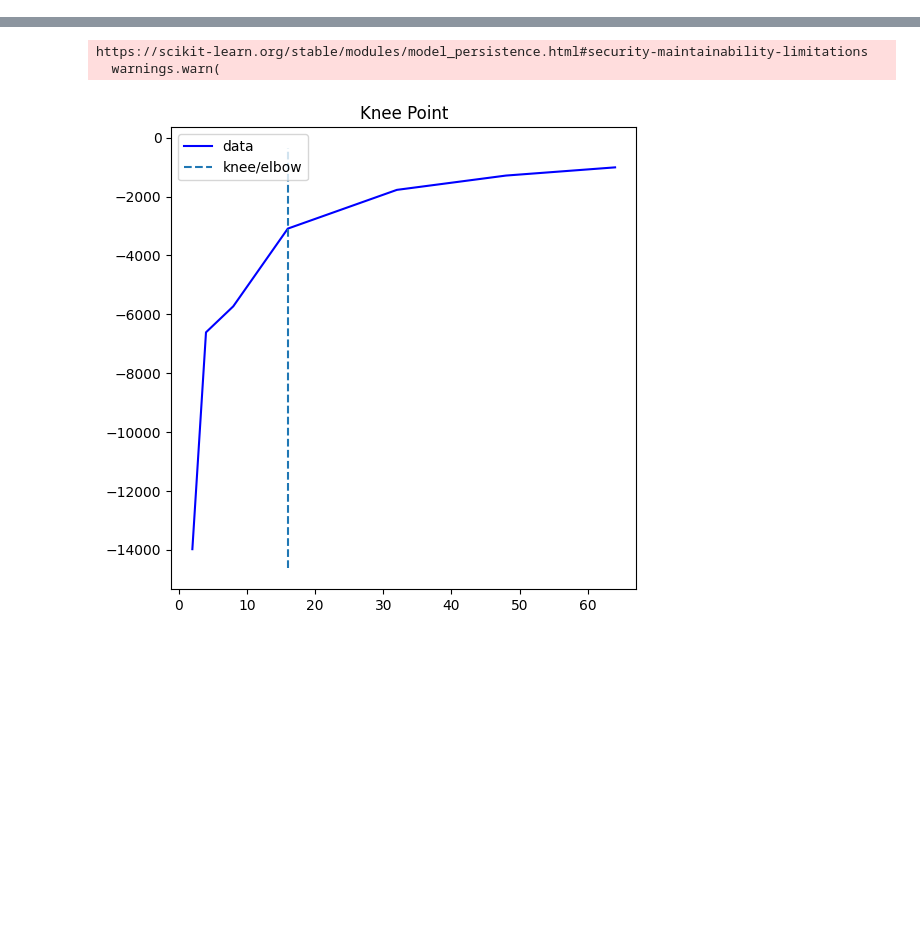
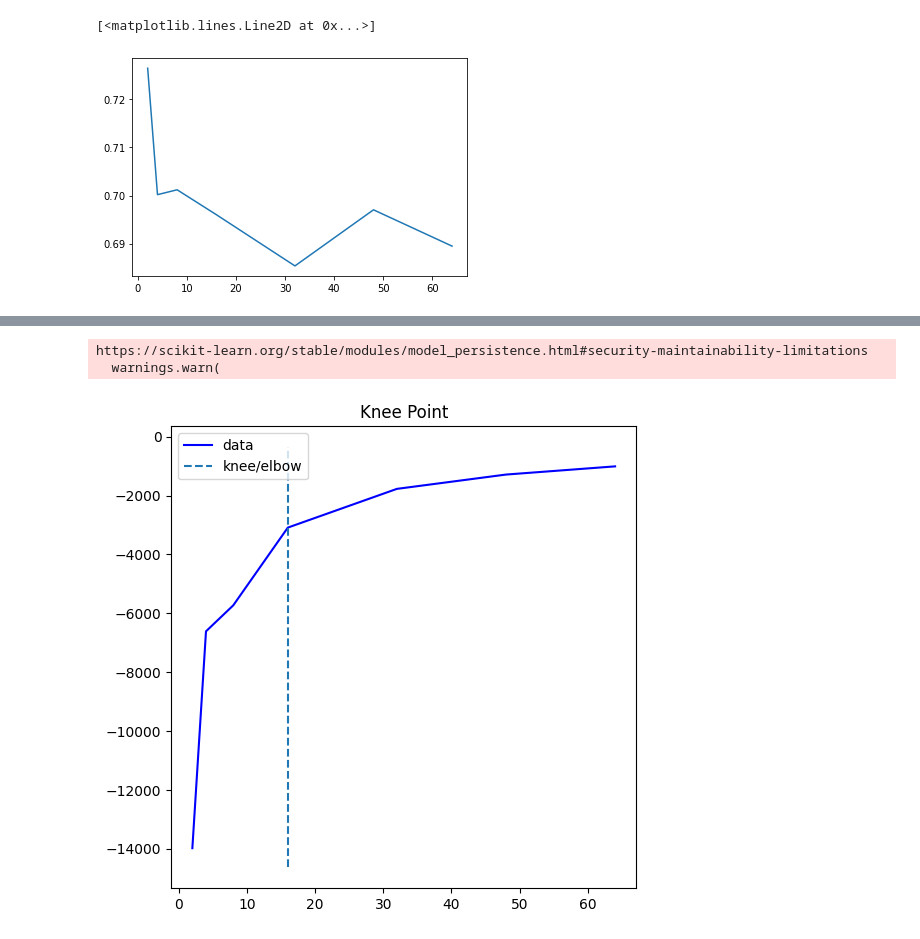
Before and after one commit to vinitjogani/clustering-comparison, a Jupyter notebook: explore.ipynb, the cells around one changed output, grey strips where cells are left out. Drawn from its saved outputs; the diff is of its cells as text; code cells hidden in the pictures; blank space fills up the shorter version.

```diff
--- a/explore.ipynb
+++ b/explore.ipynb
@@ -19,0 +56,6 @@ def load_scores(key):
+# %%
+x, y = load_scores('gmm_term_deposits', 2)
+plt.plot(x, y)
+# %% [output]
+[<matplotlib.lines.Line2D at 0x...>]
+[figure, added]
```
Also changed, not shown: parts of 4 cells of this notebook, 5 other files.
